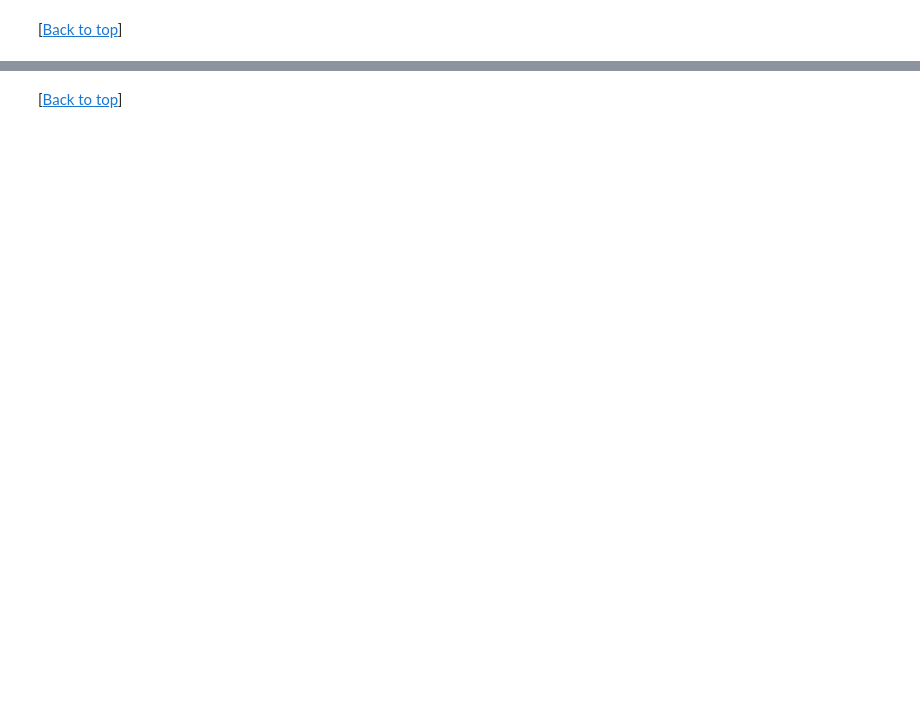
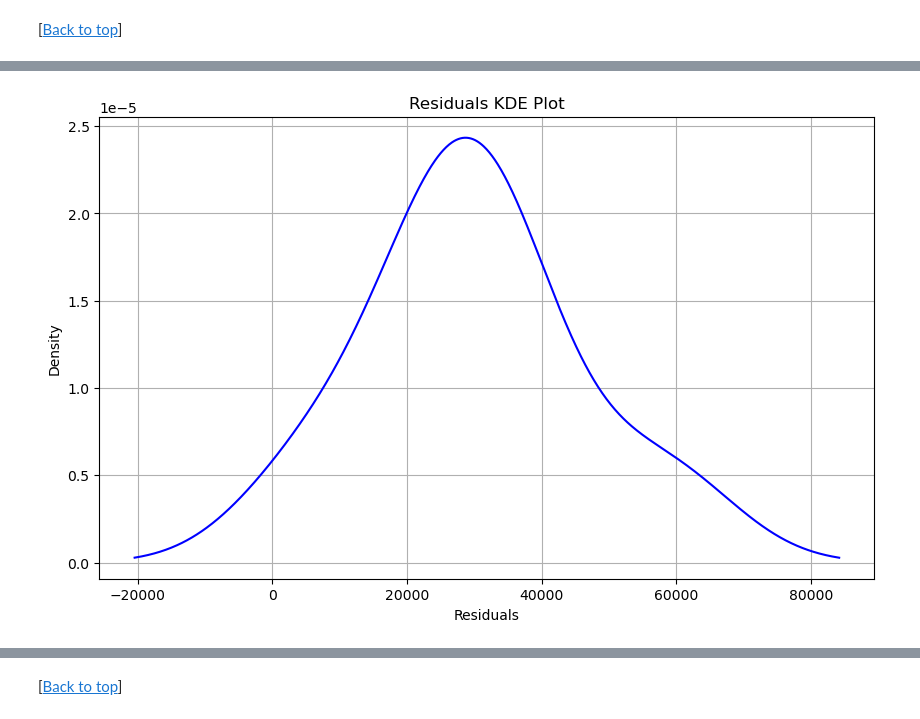
Before and after one commit to asiyashakeel78/Spring-Board, a Jupyter notebook: Capstone Project 3/4-CP3-Extended Modeling.ipynb, the cells around one changed output, grey strips where cells are left out. Saved outputs shown, nothing was run; the diff lists cells and outputs as text; code cells hidden in the pictures; blank space fills up the shorter version.

```diff
--- a/Capstone Project 3/4-CP3-Extended Modeling.ipynb
+++ b/Capstone Project 3/4-CP3-Extended Modeling.ipynb
@@ -127,0 +192,13 @@ Root Mean Squared Error (RMSE): 40212.89975510701
+# %%
+residuals = y_test - predictions
+
+# Plot KDE plot of residuals
+plt.figure(figsize=(10, 6))
+residuals.plot(kind='kde', color='blue')
+plt.xlabel('Residuals')
+plt.ylabel('Density')
+plt.title('Residuals KDE Plot')
+plt.grid(True)
+plt.show()
+# %% [output]
+[figure, added]
```
Also changed, not shown: parts of 15 cells of this notebook, 1 other file.
